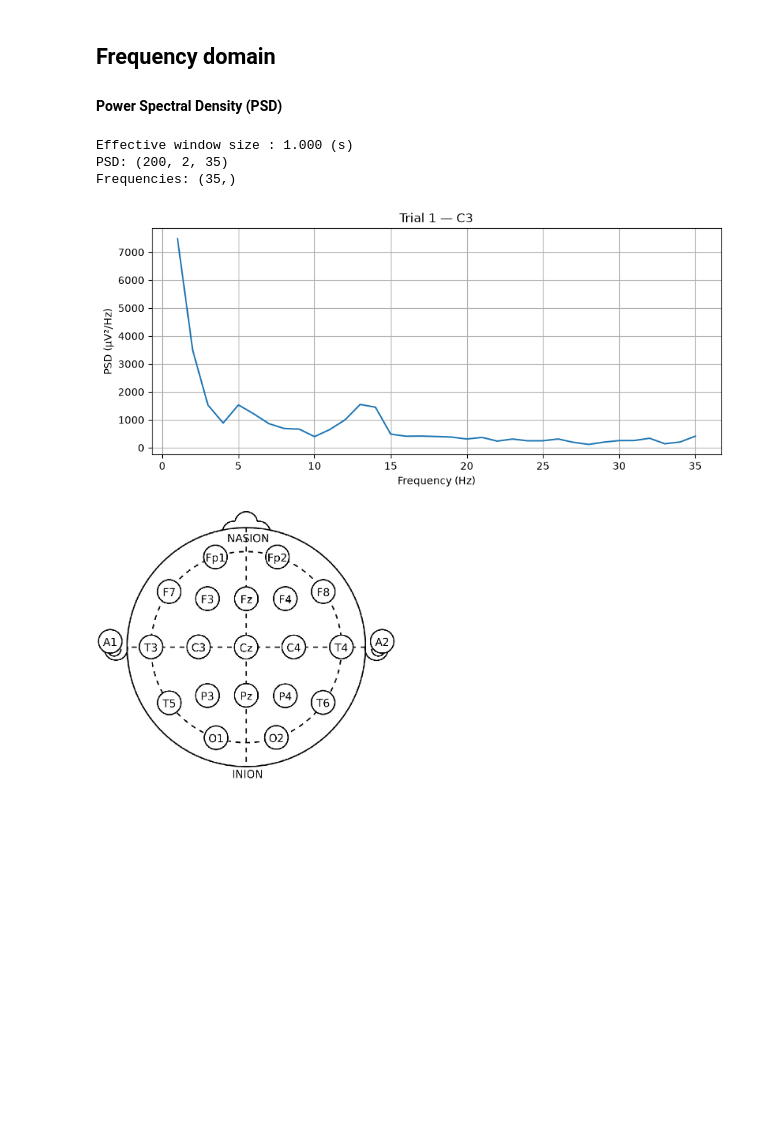
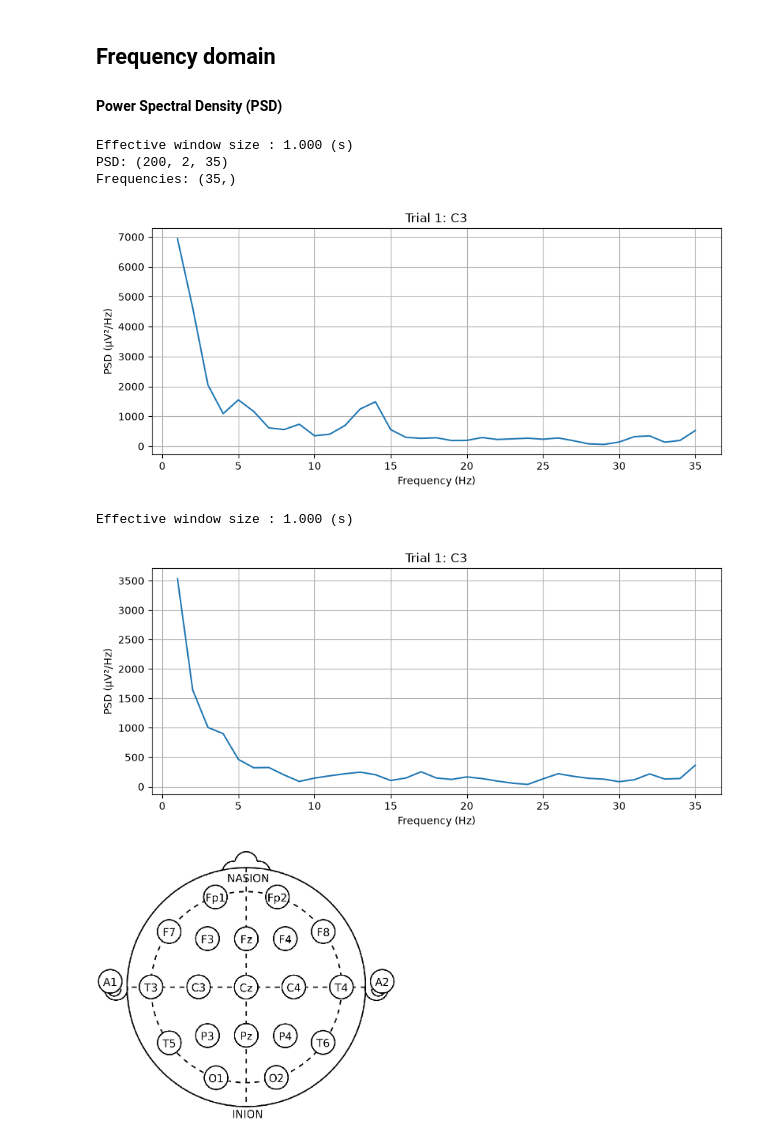
Before and after one commit to alarxx/BCI_Midterm_Project, a Jupyter notebook: project.ipynb, the cells around one changed output. Cells and saved outputs as stored; diff of their text form; code cells hidden in the pictures; blank space fills up the shorter version.

```diff
--- a/project.ipynb
+++ b/project.ipynb
@@ -491,35 +507,49 @@ Using data from preloaded Raw for 200 events and 2304 original time points ...
 # %%
 import numpy as np
 
 
-spectrum = epochs.compute_psd(
-    method="welch",
-    picks=["C3", "C4"],
-    fmin=1,
-    fmax=35,
-    n_fft=512,
-    n_per_seg=512,
-    n_overlap=256 # 5 windows average
-)
+def get_psd(epochs, fmin=1, fmax=35):
+    spectrum = epochs.copy().crop(0, (3 - 1 / raw.info["sfreq"])).compute_psd(
+        method="welch",
+        picks=["C3", "C4"],
+        fmin=fmin,
+        fmax=fmax,
+        n_fft=512,
+        n_per_seg=512,
+        n_overlap=256 # 5 windows average
+    )
+    return spectrum
+
+
+def visualize_psd(psd, freqs):
+    plt.figure(figsize=(10, 4))
+
+    plt.plot(freqs, psd[0, 0, :] * 1e12)
+
+    plt.xlabel("Frequency (Hz)")
+    plt.ylabel("PSD (µV²/Hz)")
+    plt.title("Trial 1: C3")
+    plt.grid()
+    plt.show()
+
+# Original
+spectrum = get_psd(epochs)
 psd, freqs = spectrum.get_data(return_freqs=True)
 print("PSD:", psd.shape) # (200, 2, 35)
 print("Frequencies:", freqs.shape) # (35,)
+visualize_psd(psd, freqs)
 
-
-plt.figure(figsize=(10, 4))
-
-plt.plot(freqs, psd[0, 0, :] * 1e12)
-
-plt.xlabel("Frequency (Hz)")
-plt.ylabel("PSD (µV²/Hz)")
-plt.title("Trial 1 — C3")
-plt.grid()
-plt.show()
+# Filtered
+filtered_spectrum = get_psd(filtered_epochs)
+filtered_psd, filtered_freqs = filtered_spectrum.get_data(return_freqs=True)
+visualize_psd(filtered_psd, filtered_freqs)
 # %% [output]
 Effective window size : 1.000 (s)
 PSD: (200, 2, 35)
 Frequencies: (35,)
-[figure, old version]
+[figure, new version]
+Effective window size : 1.000 (s)
+[figure, added]
 # %%
 display(Image(
     filename="assets/21_electrodes_of_International_10-20_system_for_EEG.png",
```
Also changed, not shown: parts of 21 cells of this notebook.
